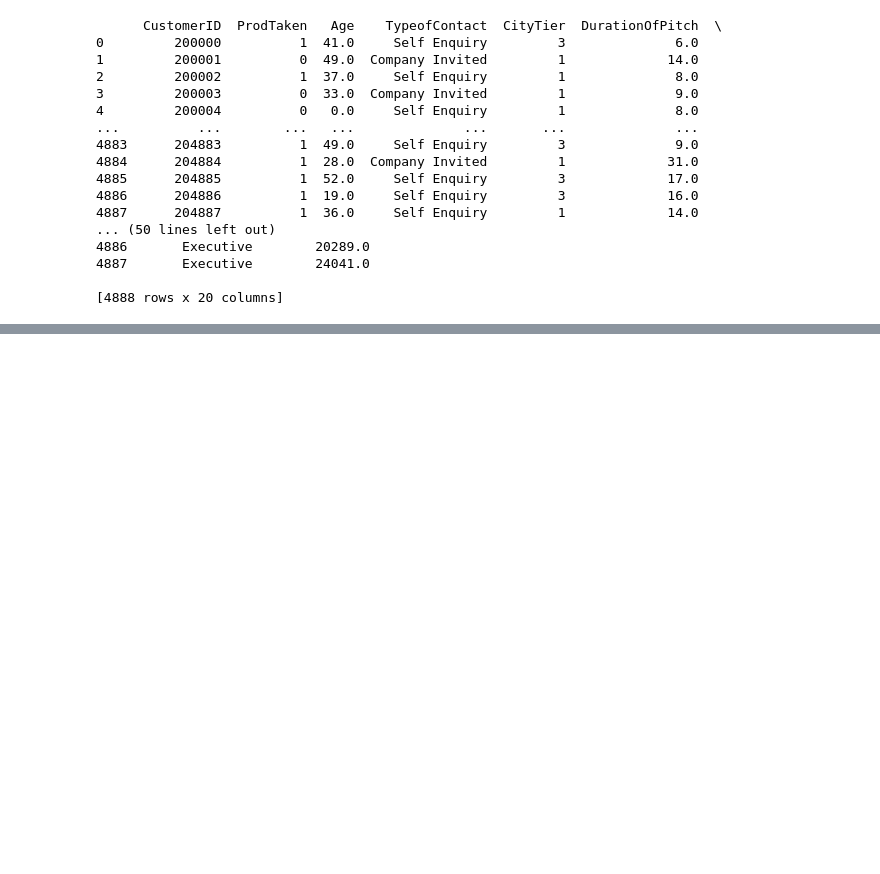
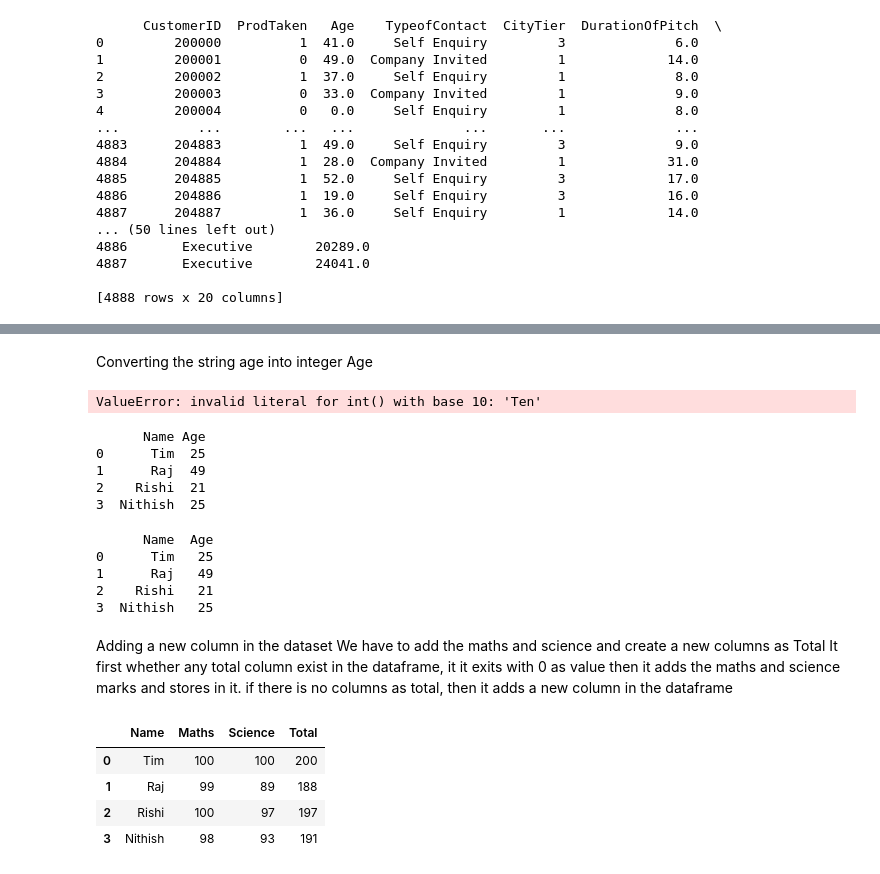
Before and after one commit to Nivetha1705/Practice-Data-Analytics, a Jupyter notebook: Python/Pandas(Travel dataset).ipynb, the cells around one changed output, grey strips where cells are left out. Drawn from its saved outputs; the diff is of its cells as text; code cells hidden in the pictures; blank space fills up the shorter version.

```diff
--- a/Python/Pandas(Travel dataset).ipynb
+++ b/Python/Pandas(Travel dataset).ipynb
@@ -578,0 +696,57 @@ print(df)
+# %% [markdown]
+Converting the string age into integer Age
+# %%
+import pandas
+data={
+    'Name':["Tim","Raj","Rishi","Nithish"],  #Multiple datas given inside list and every fature of list can be accessed here like duplicate values,heterogenous datas,etc
+    'Age':["Ten","Nine","Eight","Seven"]
+}
+df=pandas.DataFrame(data) #In pandas we should not tell as table, it is called "DataFrame".
+df["Age"]=df["Age"].astype("int")
+#This give error, because it cannot process the strings like "Ten", "Nine" so it should be in base 10 "10","9"
+# %% [output]
+ValueError: invalid literal for int() with base 10: 'Ten'
+# %%
+import pandas
+data={
+    'Name':["Tim","Raj","Rishi","Nithish"],
+    'Age':["25","49","21","25"]  #here the ages are in strings, so now astype("int") will convert it as integer
+}
+df=pandas.DataFrame(data)
+print(df)
+# %% [output]
+      Name Age
+0      Tim  25
+1      Raj  49
+2    Rishi  21
+3  Nithish  25
+# %%
+df["Age"]=df["Age"].astype('int')
+print(df)
+# %% [output]
+      Name  Age
+0      Tim   25
+1      Raj   49
+2    Rishi   21
+3  Nithish   25
+# %% [markdown]
+Adding a new column in the dataset
+We have to add the maths and science and create a new  columns as Total
+It first whether any total column exist in the dataframe, it it exits with 0 as value then it adds the maths and science marks and stores in it.
+if there is no columns as total, then it adds a new column in the dataframe
+# %%
+import pandas
+data={
+    'Name':["Tim","Raj","Rishi","Nithish"],  #Multiple datas given inside list and every fature of list can be accessed here like duplicate values,heterogenous datas,etc
+    'Maths':[100,99,100,98],
+    'Science':[100,89,97,93]
+}
+df=pd.DataFrame(data)
+df['Total']=df['Maths'] + df['Science']  #A new column Total have been added in the dataframe
+df
+# %% [output]
+|  | Name | Maths | Science | Total |
+| 0 | Tim | 100 | 100 | 200 |
+| 1 | Raj | 99 | 89 | 188 |
+| 2 | Rishi | 100 | 97 | 197 |
+| 3 | Nithish | 98 | 93 | 191 |
```
Also changed, not shown: parts of 11 cells of this notebook.
